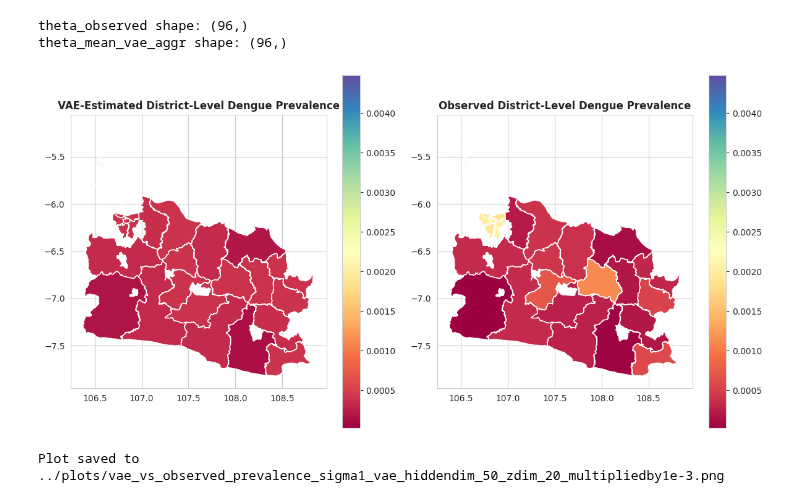
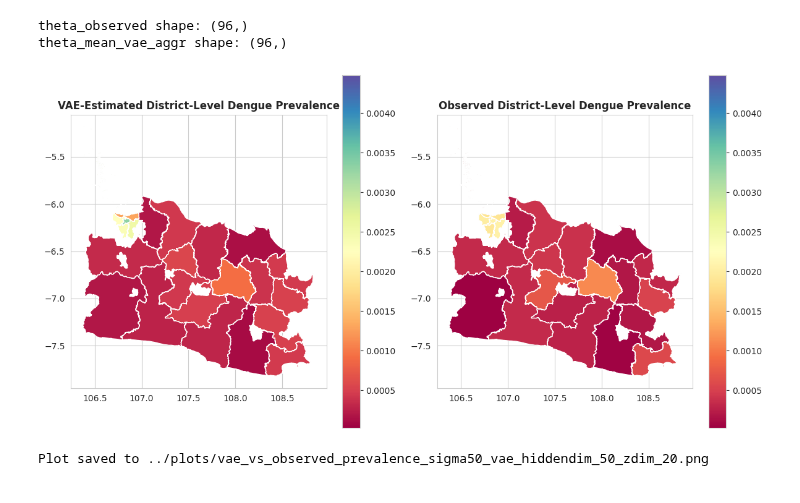
Before and after one commit to jeswid/DSE_FYP, a Jupyter notebook: src/aggVAE Prevalence Model.ipynb, the cells around one changed output. Cells and saved outputs as stored; diff of their text form; code cells hidden in the pictures.

```diff
--- a/src/aggVAE Prevalence Model.ipynb
+++ b/src/aggVAE Prevalence Model.ipynb
@@ -162,14 +134,14 @@ def prev_model_vae_aggr_loglikelihood(args):
 ##Load variables
 # %%
 # Lat/Lon Values of artificial grid
-x = np.load("../data/processed/lat_lon_x_all.npy")
+x = np.load("lat_lon_x_all.npy")
 
 # combined regional data
-pol_pts_all = np.load("../data/processed/pol_pts_all.npy")
-pt_which_pol_all = np.load("../data/processed/pt_which_pol_all.npy")
+pol_pts_all = np.load("pol_pts_all.npy")
+pt_which_pol_all = np.load("pt_which_pol_all.npy")
 
 #combine the dataframes
-df_combined = gpd.read_file("../data/processed/final_combined_divisions/final_combined_divisions.shp")
+df_combined = gpd.read_file("final_combined_divisions.shp")
 # %%
 #hidden dim of vae
 h = 50
@@ -203,13 +175,13 @@ args = {
         "num_train": 100,
         "num_test":100,
         "vae_var": 1,
-        "sigma": 0.01
+        "sigma": 50
     }
 # %% [markdown]
 ##Load decoder model
 # %%
 #change the specific file name under the folder model_weights
-with open("../model_weights/aggVAE/aggVAE_e20_h50_z20", "rb") as file:
+with open("aggVAE_e20_h50_z20", "rb") as file:
         vae_params = pickle.load(file)
 
 encoder_params = vae_params["encoder$params"]
@@ -226,7 +198,7 @@ os.makedirs(save_dir, exist_ok=True)  # Ensure the directory exists
 #set seed for running mcmc
 mcmc_key, predict_key = random.split(random.PRNGKey(0))
 start_time = time.time()
-mcmc = MCMC(NUTS(prev_model_vae_aggr_loglikelihood), num_warmup = 1000, num_samples = 2000, num_chains = 4)
+mcmc = MCMC(NUTS(prev_model_vae_aggr), num_warmup = 1000, num_samples = 2000, num_chains = 4)
 
 mcmc.run(mcmc_key, args)
 t_elapsed = time.time() - start_time
@@ -345,34 +324,34 @@ theta_mean_vae_aggr shape: (96,)
 sns.set_style("whitegrid")
 
 # Define a more contrasting color scheme (Spectral has strong contrast)
 cmap_choice = "Spectral"  # Try 'coolwarm', 'viridis', 'RdYlBu', or 'Spectral' for better distinction
 
 fig, ax = plt.subplots(1, 2, figsize=(12, 6))
 
 # Plot using a high-contrast colormap
 df_combined.plot(column="theta_vae", ax=ax[0], legend=True, cmap=cmap_choice, vmin=_min, vmax=_max)
 df_combined.plot(column="obs_prev", ax=ax[1], legend=True, cmap=cmap_choice, vmin=_min, vmax=_max)
 
 ax[0].set_title("VAE-Estimated District-Level Dengue Prevalence", fontsize=12, fontweight="bold")
 ax[1].set_title("Observed District-Level Dengue Prevalence", fontsize=12, fontweight="bold")
 
 # Improve spacing
 plt.tight_layout()
 
 # Save the plot
 plot_dir = "../plots"  # Adjust based on directory structure
 os.makedirs(plot_dir, exist_ok=True)
 
 # Define the filename
-filename = f"{plot_dir}/vae_vs_observed_prevalence_sigma{n}_vae_hiddendim_{h}_zdim_{a}_multipliedby1e-3.png"
+filename = f"{plot_dir}/vae_vs_observed_prevalence_sigma{n}_vae_hiddendim_{h}_zdim_{a}.png"
 
 plt.savefig(filename, dpi=300, bbox_inches="tight")  # Save with high resolution
 
 # Show the plot (optional)
 plt.show()
 
 print(f"Plot saved to {filename}")
 # %% [output]
-[figure, old version]
+[figure, new version]
-Plot saved to ../plots/vae_vs_observed_prevalence_sigma1_vae_hiddendim_50_zdim_20_multipliedby1e-3.png
+Plot saved to ../plots/vae_vs_observed_prevalence_sigma50_vae_hiddendim_50_zdim_20.png
 # %%
```
Also changed, not shown: parts of 12 cells of this notebook, 4 other files.
